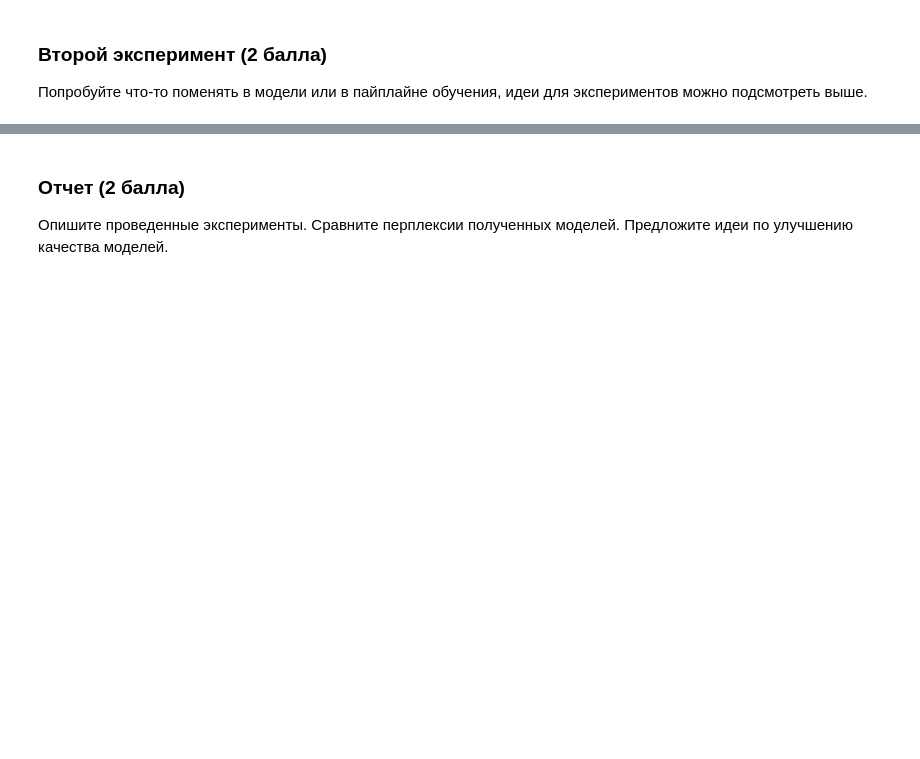
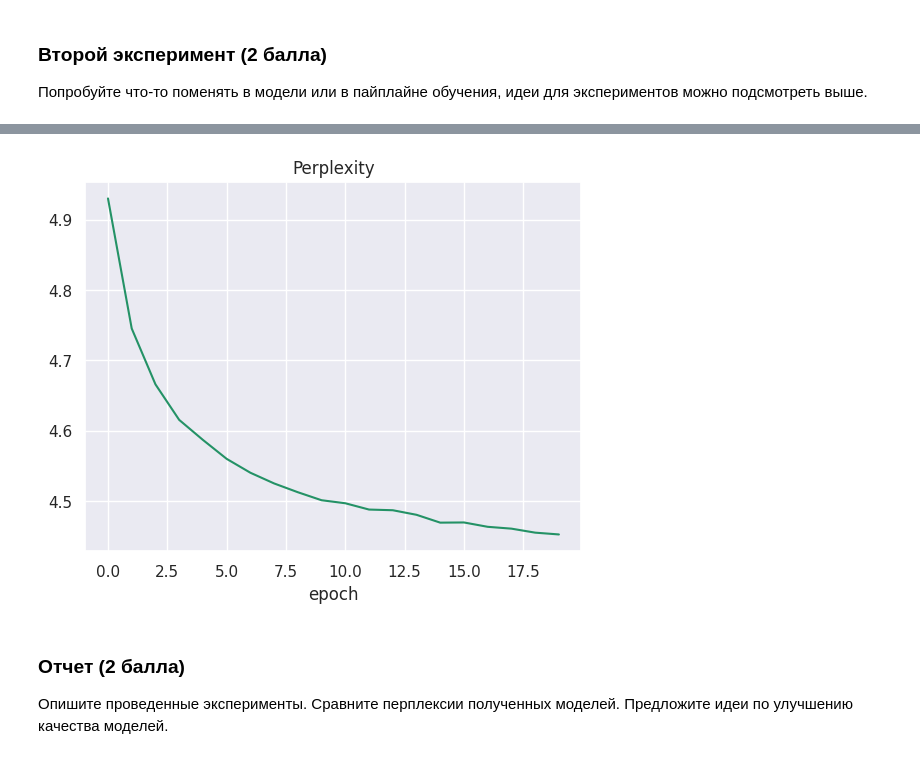
Before and after one commit to syurakshinps/MLDL, a Jupyter notebook: dls-2024-2-hw3.ipynb, the cells around one changed output, grey strips where cells are left out. Saved outputs shown, nothing was run; the diff lists cells and outputs as text; code cells hidden in the pictures; blank space fills up the shorter version.

```diff
--- a/dls-2024-2-hw3.ipynb
+++ b/dls-2024-2-hw3.ipynb
@@ -445,3 +615,31 @@ Epoch 2: Average Loss = 1.6811, Perplexity = 5.0203
+# %%
+#спутанность-сложность
+perplexities = [4.93018712204447,
+  4.745198629964972,
+  4.665785683409999,
+  4.615253045209388,
+  4.5867587443601465,
+  4.559820983115989,
+  4.5400708238196845,
+  4.524845527263561,
+  4.512345005351205,
+  4.500959762946087,
+  4.496662636902278,
+  4.487699613355529,
+  4.486735775034242,
+  4.480244586799894,
+  4.469089148081105,
+  4.469348334640069,
+  4.46316024598025,
+  4.460544991545396,
+  4.454857790235357,
+  4.452295632713646]
+plt.plot(np.arange(len(perplexities)), perplexities)
+plt.title('Perplexity')
+plt.xlabel("epoch")
+plt.show()
+# %% [output]
+[figure, added]
 # %% [markdown]
 ### Отчет (2 балла)
 
```
Also changed, not shown: parts of 25 cells of this notebook.
